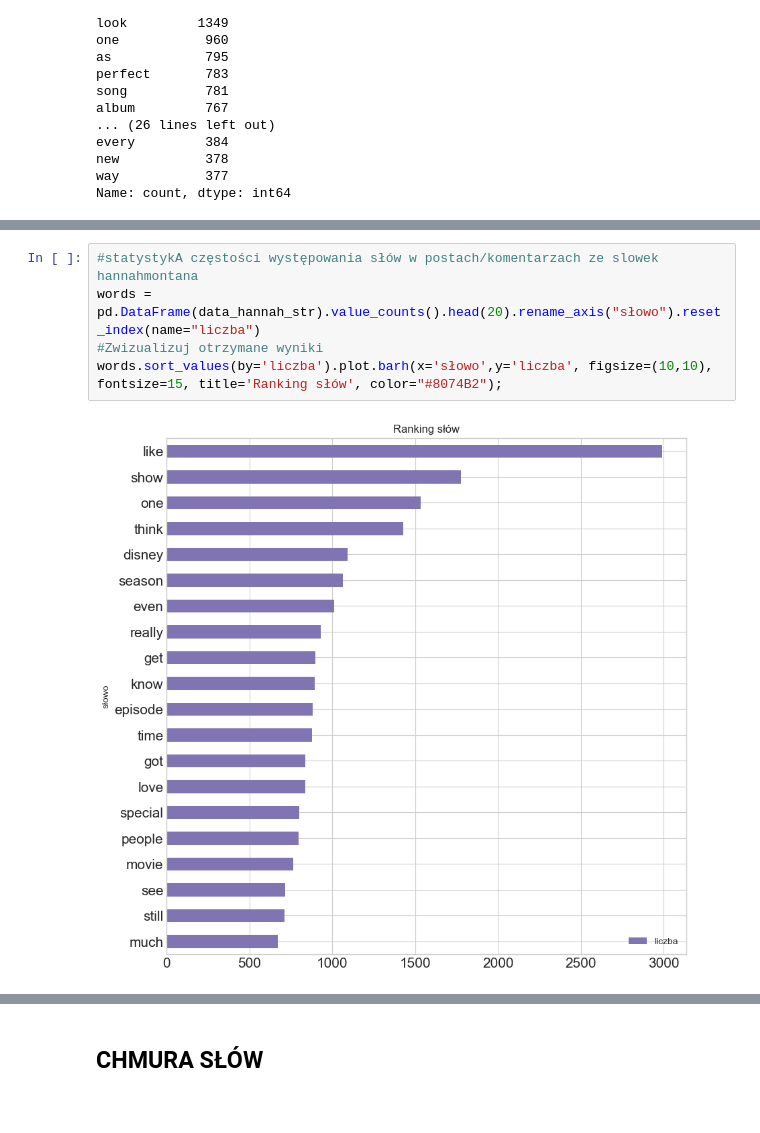
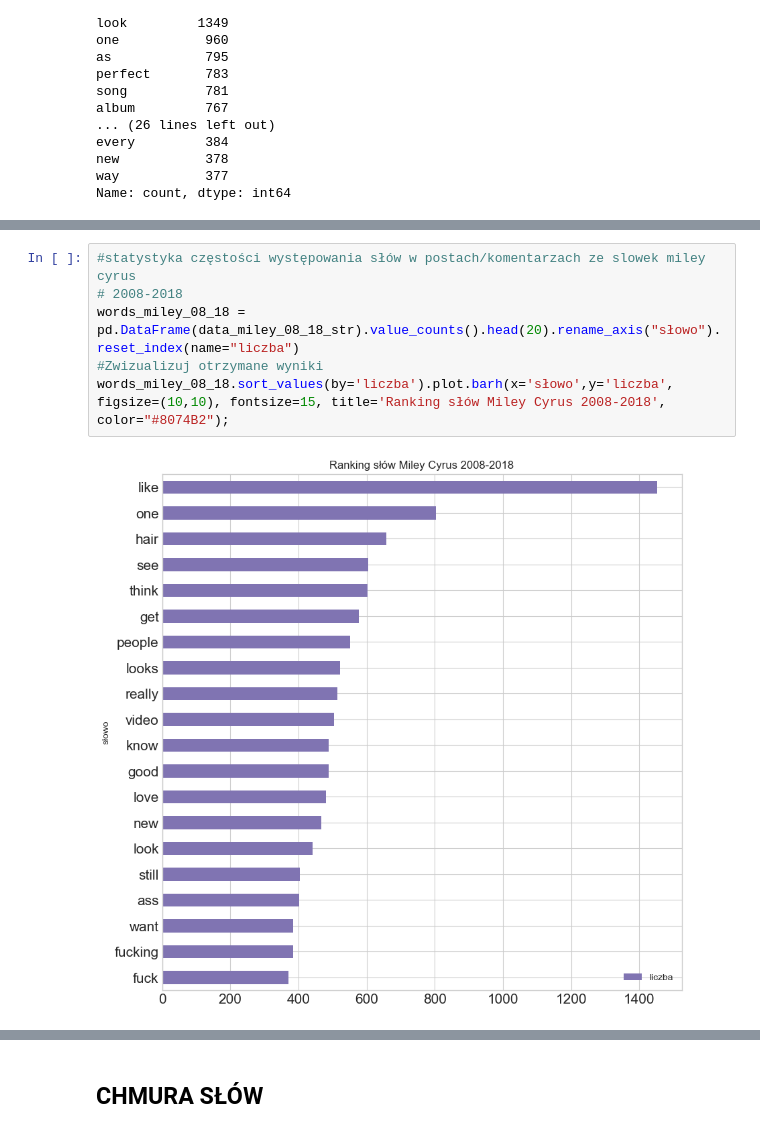
Before and after one commit to iga-bochniak/Spolecznosc-muzyczna-Reddit, a Jupyter notebook: text_mining_miley_2008_2026.ipynb, the cells around one changed output, grey strips where cells are left out. Drawn from its saved outputs; the diff is of its cells as text.

```diff
--- a/text_mining_miley_2008_2026.ipynb
+++ b/text_mining_miley_2008_2026.ipynb
@@ -506,7 +483,8 @@ df.head()
 # %%
-#statystykA częstości występowania słów w postach/komentarzach ze slowek hannahmontana
-words = pd.DataFrame(data_hannah_str).value_counts().head(20).rename_axis("słowo").reset_index(name="liczba")
+#statystyka częstości występowania słów w postach/komentarzach ze slowek miley cyrus
+# 2008-2018
+words_miley_08_18 = pd.DataFrame(data_miley_08_18_str).value_counts().head(20).rename_axis("słowo").reset_index(name="liczba")
 #Zwizualizuj otrzymane wyniki
-words.sort_values(by='liczba').plot.barh(x='słowo',y='liczba', figsize=(10,10), fontsize=15, title='Ranking słów', color="#8074B2");
+words_miley_08_18.sort_values(by='liczba').plot.barh(x='słowo',y='liczba', figsize=(10,10), fontsize=15, title='Ranking słów Miley Cyrus 2008-2018', color="#8074B2");
 # %% [output]
-[figure, old version]
+[figure, new version]
```
Also changed, not shown: parts of 37 cells of this notebook.
